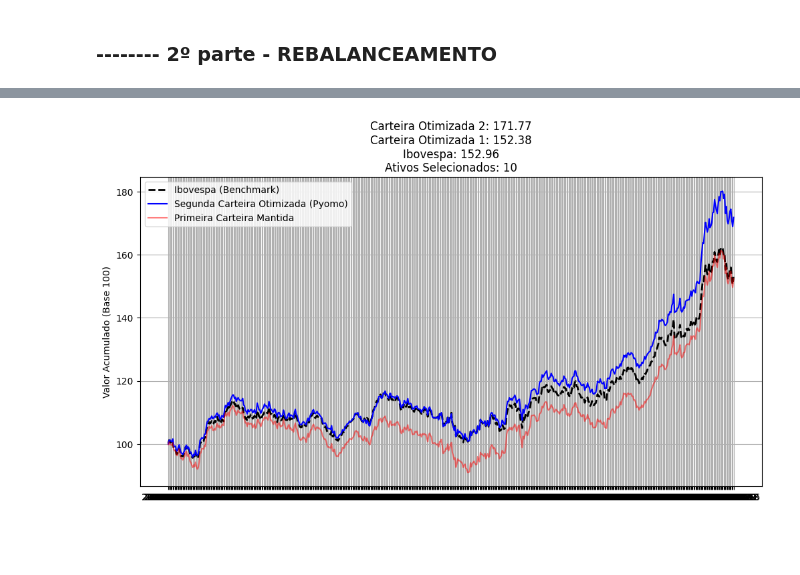
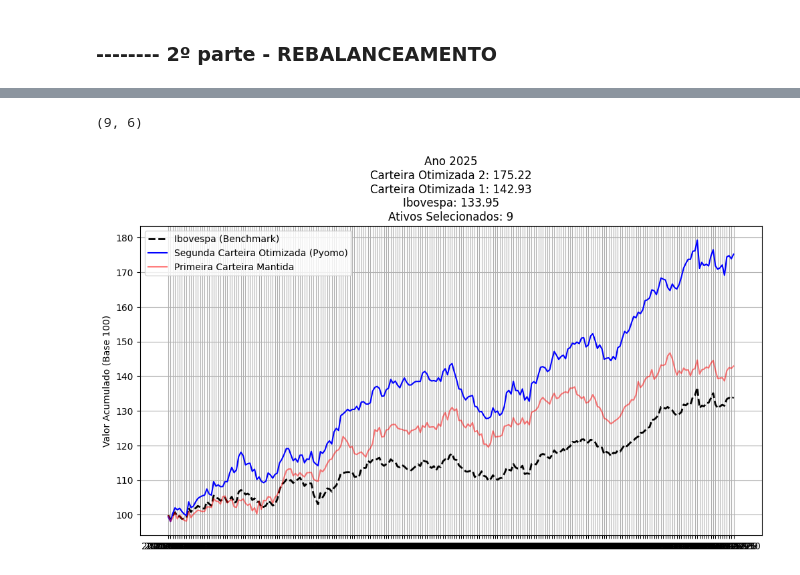
Before and after one commit to JoaoNogaroli/mestrado, a Jupyter notebook: Disciplina-atellier/aula 29-05-2026/app_otimizacao_carteira_magic_formula.ipynb, the cells around one changed output, grey strips where cells are left out. Cells and saved outputs as stored; diff of their text form; code cells hidden in the pictures; blank space fills up the shorter version.

```diff
--- a/Disciplina-atellier/aula 29-05-2026/app_otimizacao_carteira_magic_formula.ipynb
+++ b/Disciplina-atellier/aula 29-05-2026/app_otimizacao_carteira_magic_formula.ipynb
@@ -54,2 +67,7 @@ df_mf=pd.read_excel(path_df_mf).set_index(['ativo'])
 # %%
 df_mf = df_mf.filter(items=['ticker','dt_refer','earnings_yield','ROIC'])
+df_mf['ticker'] = df_mf['ticker']+".SA"
+df_mf['earnings_yield'].fillna(0, inplace=True)
+df_mf_2023 = df_mf[df_mf['dt_refer'].str.contains('2023')]
+df_mf_2024 = df_mf[df_mf['dt_refer'].str.contains('2024')]
+df_mf_2025 = df_mf[df_mf['dt_refer'].str.contains('2025')]
@@ -256,4 +262,12 @@ carteira_otimizada = 1 + carteira_otimizada
 # %%
+df_final = final[final['ativado']!=0]
+print(df_final.head())
+ativos_selecionados = df_final.index
+retornos_carteira= dados_retorno_2024[ativos_selecionados]
+
+carteira_otimizada = (retornos_carteira*df_final['peso_ativo']).sum(axis=1)
+carteira_otimizada = 1 + carteira_otimizada
+
 # 3. Transformar em Retorno Acumulado (Base 100)
 acum_otimizado = (carteira_otimizada).cumprod() * 100
 # acum_equi = (carteira_equi).cumprod() * 100
@@ -466,3 +325,13 @@ pesos_anteriores
+# %%
+score_2024_ativos = {}
+i=0
+for ticker in df_mf_2024['ticker'].unique():
+
+    df_temp = df_mf_2024[df_mf_2024['ticker'] == ticker]
+    # print(df_temp[['dt_refer', 'earnings_yield', 'ROIC']])
+    score_anual = (0.5*df_temp['earnings_yield'] + 0.5*df_temp['ROIC']).sum()
+    score_2024_ativos[i] = score_anual
+    i=i+1
 # %%
 ## a ideia aqui é Compra e Venda ,
 ## mas nao binária, ou seja, nao é 0 nao compra e 1 compra,
@@ -536,7 +474,7 @@ print("-------FIM----------")
 mudancas_compra = []
 mudancas_venda = []
 mudancas = []
-for a in range(len(retornos_ativos_segunda_metade.columns)):
+for a in range(len(dados_retorno_2024.columns)):
     c = pyo.value(model_B.compra[a])
     v = pyo.value(model_B.venda[a])
 
@@ -550,7 +488,7 @@ for a in range(len(retornos_ativos_segunda_metade.columns)):
 x_peso_final = []
 y_ativado_final = []
 
-for a in range(len(retornos_ativos_segunda_metade.columns)):
+for a in range(len(dados_retorno_2024.columns)):
     lista_x = pyo.value(model_B.x[a])
     lista_y = pyo.value(model_B.y[a])
 
@@ -558,11 +496,11 @@ for a in range(len(retornos_ativos_segunda_metade.columns)):
     y_ativado_final.append(lista_y)
 
 lista_peso_anterior = df_final['peso_ativo'].tolist()
-df_mudancas = pd.DataFrame({'Ativo': retornos_ativos_primeira_metade.columns,'Mudança': mudancas, 'Mudança_Compra': mudancas_compra,"Mudança_venda":mudancas_venda,'Ativado':y_ativado_final, "Peso_otimizado":x_peso_final})
+df_mudancas = pd.DataFrame({'Ativo': dados_retorno_2024.columns,'Mudança': mudancas, 'Mudança_Compra': mudancas_compra,"Mudança_venda":mudancas_venda,'Ativado':y_ativado_final, "Peso_otimizado":x_peso_final})
 # carteira_final['peso_anterior'] = lista_peso_anterior
 
 df_mudancas2 = df_mudancas[df_mudancas['Mudança'].abs() > 0.0001] # Filtrar apenas o que mudou
-carteira_final = df_mudancas[df_mudancas['Ativado']==1]
+carteira_final = df_mudancas[df_mudancas['Ativado']>0.5]
 
 
 plt.figure(figsize=(12, 6))
@@ -600,36 +553,40 @@ MGLU3.SA     0.032671      1.0
+# %%
+carteira_final.shape
+# %% [output]
+(9, 6)
 # %%
 carteira_final2 = carteira_final['Peso_otimizado'].reset_index().drop(columns=['index']).set_index(carteira_final['Ativo'])
 ativos_selecionados2 = carteira_final['Ativo'].tolist()
-retornos_carteira2 = retornos_ativos_segunda_metade[ativos_selecionados2]
+retornos_carteira2 = dados_retorno_2025[ativos_selecionados2]
 carteira_otimizada2 = 1 + (retornos_carteira2*carteira_final2['Peso_otimizado']).sum(axis=1)
 
 ativos_carteira_primeira = df_final.index
-retornos_carteira_primeira = retornos_ativos_segunda_metade[ativos_carteira_primeira]
+retornos_carteira_primeira = dados_retorno_2025[ativos_carteira_primeira]
 carteira_primeira = 1 +(retornos_carteira_primeira*df_final['peso_ativo']).sum(axis=1)
 
 # 3. Transformar em Retorno Acumulado (Base 100)
 acum_otimizado2 = (carteira_otimizada2).cumprod() *100
 acum_otimizado1 = (carteira_primeira).cumprod() *100
 # acum_equi = (carteira_equi).cumprod() * 100
-acum_ibov2 = (1 + retornos_ibov_segunda_metade['IBOV']).cumprod() * 100
+acum_ibov2 = (1 + dados_retorno_ibov_2025).cumprod() * 100
 
 # print(acum_otimizado2[-1])
 # # print(acum_equi[-1])
-# print(acum_ibov[-1])
+# print(acum_ibov2[-1])
 
 # 4. Plotar o Gráfico
 plt.figure(figsize=(12, 6))
 plt.plot(acum_ibov2, label='Ibovespa (Benchmark)', color='black', linewidth=2, linestyle='--')
 plt.plot(acum_otimizado2, label='Segunda Carteira Otimizada (Pyomo)', color='blue')
 plt.plot(acum_otimizado1, label='Primeira Carteira Mantida', color='red', alpha=0.5)
 
-texto_titulo = f'Comparação de Performance: Index Tracking ({tamanho_carteira_final} ativos)'
-texto = f"Carteira Otimizada 2: {acum_otimizado2[-1]:.2f}\nCarteira Otimizada 1: {acum_otimizado1[-1]:.2f}\nIbovespa: {acum_ibov2[-1]:.2f}\nAtivos Selecionados: {len(ativos_selecionados2)}"
+# texto_titulo = f'Comparação de Performance: Index Tracking ({tamanho_carteira_final} ativos)'
+texto = f"Ano 2025\nCarteira Otimizada 2: {acum_otimizado2[-1]:.2f}\nCarteira Otimizada 1: {acum_otimizado1[-1]:.2f}\nIbovespa: {acum_ibov2[-1]:.2f}\nAtivos Selecionados: {len(ativos_selecionados2)}"
 
 plt.title(texto)
 plt.ylabel('Valor Acumulado (Base 100)')
 plt.legend()
 plt.grid(True)
 plt.show()
 # %% [output]
-[figure, old version]
+[figure, new version]
```
Also changed, not shown: parts of 28 cells of this notebook, 11 other files.
